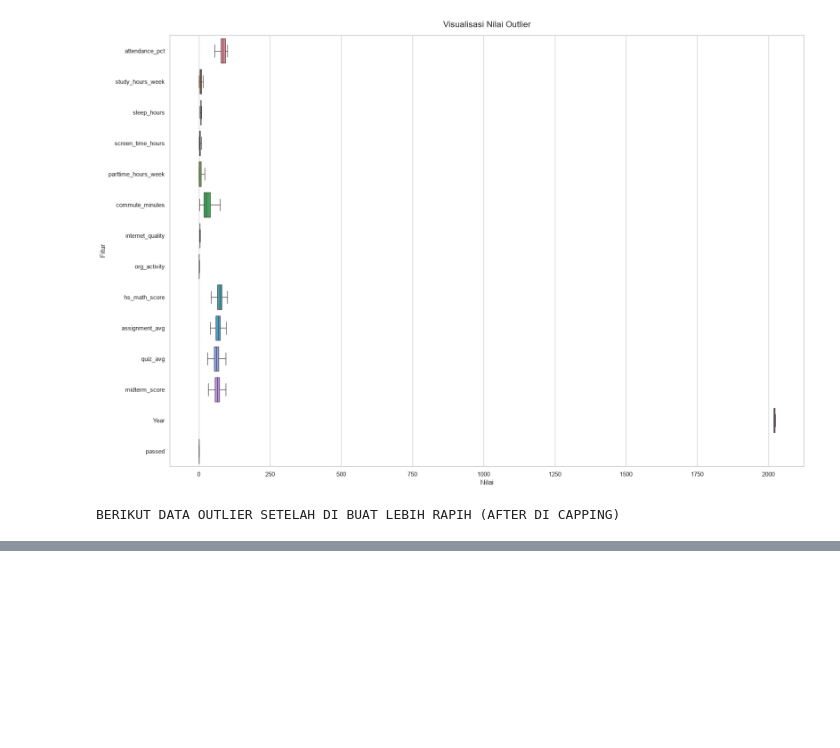
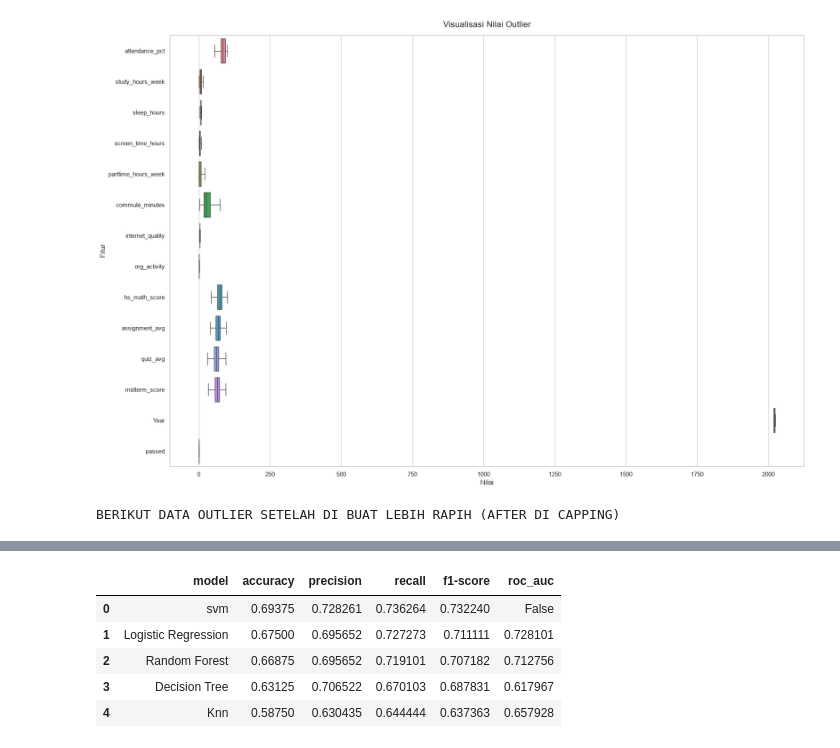
Before and after one commit to livetzy/LearnDC, a Jupyter notebook: DataStudent.ipynb, the cells around one changed output, grey strips where cells are left out. Drawn from its saved outputs; the diff is of its cells as text; code cells hidden in the pictures; blank space fills up the shorter version.

```diff
--- a/DataStudent.ipynb
+++ b/DataStudent.ipynb
@@ -158,0 +210,7 @@ BERIKUT DATA OUTLIER SETELAH DI BUAT LEBIH RAPIH (AFTER DI CAPPING)
+# %%
+preprocessor = ColumnTransformer(
+    transformers=[
+        ('num' , StandardScaler(), data),
+    ],
+remainder='passthrough'
+)
@@ -158,0 +225,48 @@ BERIKUT DATA OUTLIER SETELAH DI BUAT LEBIH RAPIH (AFTER DI CAPPING)
+# %%
+models = {
+    "Logistic Regression" : LogisticRegression(),
+    " Random Forest " : RandomForestClassifier(),
+    " Decision Tree" : DecisionTreeClassifier(),
+    'svm' : SVC(),
+    'Knn' : KNeighborsClassifier()
+
+}
+# %%
+result_list = []
+
+for name, model in models.items():
+    pipeline = Pipeline([
+        ('preprosescor', preprocessor ),
+        ('model', model)
+    ])
+
+    pipeline.fit(X_train, y_train)
+
+    y_pred = pipeline.predict(X_test)
+    y_proba = pipeline.predict_proba(X_test)[:,1] if hasattr(pipeline, "predict_proba") else None
+
+    acc = accuracy_score(y_pred,y_test)
+    prec = precision_score(y_pred, y_test)
+    rec = recall_score(y_pred, y_test)
+    f1 = f1_score(y_pred, y_test)
+    roc_auc = roc_auc_score(y_test, y_proba) if y_proba is not None else np.False_
+
+    result_list.append({
+        'model' : name,
+        'accuracy' : acc,
+        'precision' : prec,
+        'recall' : rec,
+        'f1-score' : f1,
+        'roc_auc' : roc_auc
+    })
+
+df_results = pd.DataFrame(result_list).sort_values(by='f1-score',ascending=False).reset_index(drop=True)
+
+df_results
+# %% [output]
+|  | model | accuracy | precision | recall | f1-score | roc_auc |
+| 0 | svm | 0.69375 | 0.728261 | 0.736264 | 0.732240 | False |
+| 1 | Logistic Regression | 0.67500 | 0.695652 | 0.727273 | 0.711111 | 0.728101 |
+| 2 | Random Forest | 0.66875 | 0.695652 | 0.719101 | 0.707182 | 0.712756 |
+| 3 | Decision Tree | 0.63125 | 0.706522 | 0.670103 | 0.687831 | 0.617967 |
+| 4 | Knn | 0.58750 | 0.630435 | 0.644444 | 0.637363 | 0.657928 |
```
Also changed, not shown: parts of 9 cells of this notebook, 2 other files.
